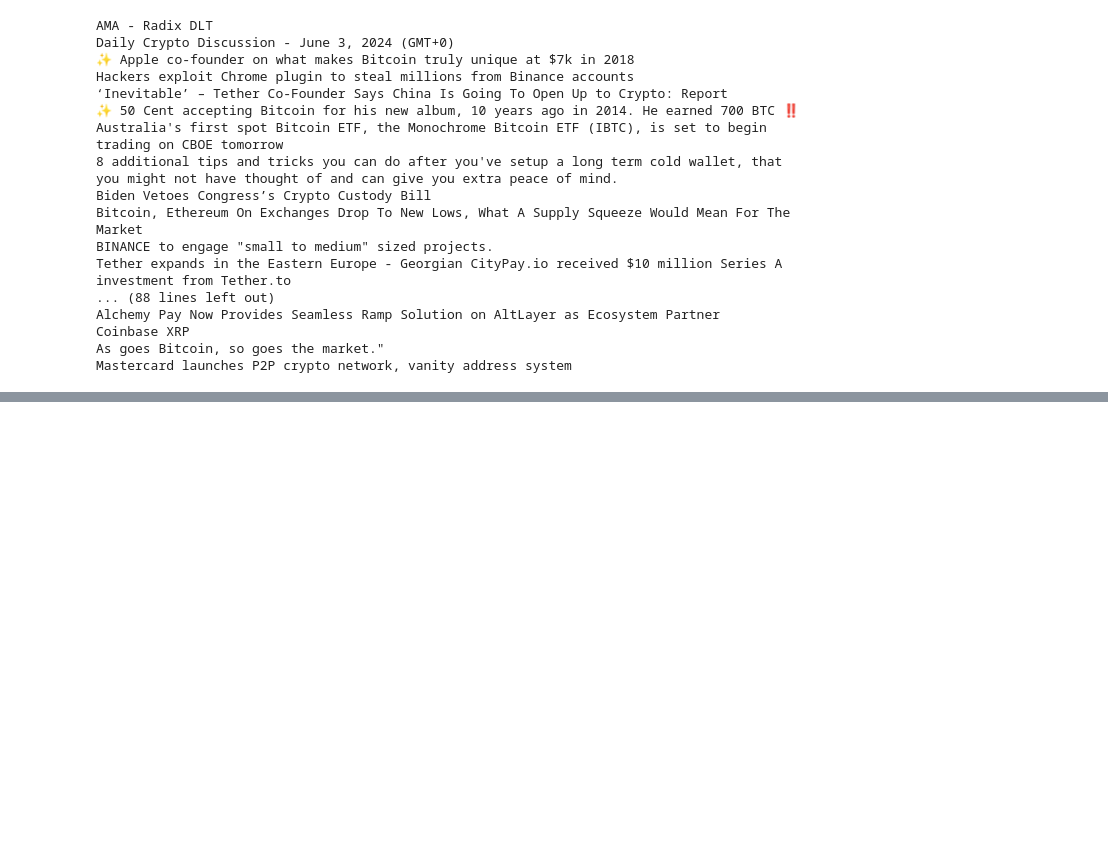
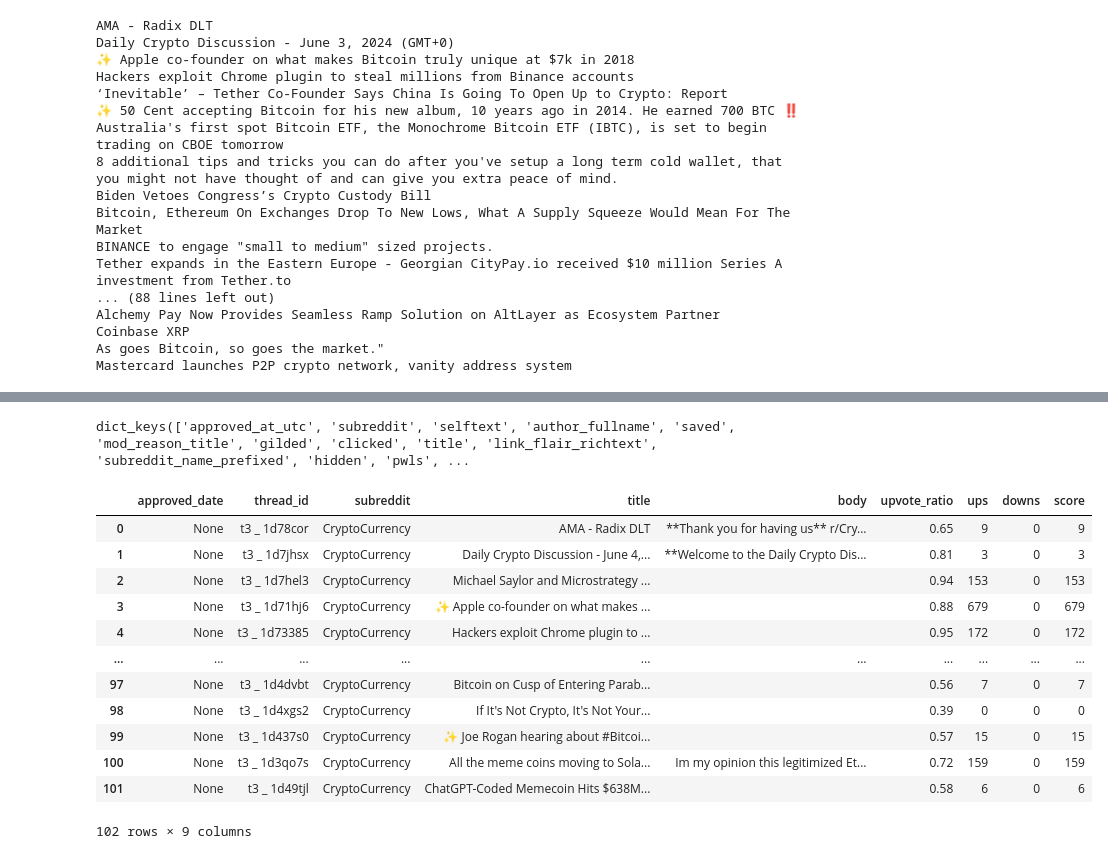
Before and after one commit to Ashahbazi90/ADS_509_Group5, a Jupyter notebook: text.ipynb, the cells around one changed output, grey strips where cells are left out. Drawn from its saved outputs; the diff is of its cells as text; code cells hidden in the pictures; blank space fills up the shorter version.

Commit message:
created class for data extraction

```diff
--- a/text.ipynb
+++ b/text.ipynb
@@ -96,0 +245,21 @@ crypto_df
+# %%
+post['data'].keys()
+# %% [output]
+dict_keys(['approved_at_utc', 'subreddit', 'selftext', 'author_fullname', 'saved', 'mod_reason_title', 'gilded', 'clicked', 'title', 'link_flair_richtext', 'subreddit_name_prefixed', 'hidden', 'pwls', ...
+# %%
+crypto_df_2 = get_crypto_curr_data()
+crypto_df_2
+# %% [output]
+|  | approved_date | thread_id | subreddit | title | body | upvote_ratio | ups | downs | score |
+| 0 | None | t3 _ 1d78cor | CryptoCurrency | AMA - Radix DLT | **Thank you for having us** r/Cry... | 0.65 | 9 | 0 | 9 |
+| 1 | None | t3 _ 1d7jhsx | CryptoCurrency | Daily Crypto Discussion - June 4,... | **Welcome to the Daily Crypto Dis... | 0.81 | 3 | 0 | 3 |
+| 2 | None | t3 _ 1d7hel3 | CryptoCurrency | Michael Saylor and Microstrategy ... |  | 0.94 | 153 | 0 | 153 |
+| 3 | None | t3 _ 1d71hj6 | CryptoCurrency | ✨ Apple co-founder on what makes ... |  | 0.88 | 679 | 0 | 679 |
+| 4 | None | t3 _ 1d73385 | CryptoCurrency | Hackers exploit Chrome plugin to ... |  | 0.95 | 172 | 0 | 172 |
+| ... | ... | ... | ... | ... | ... | ... | ... | ... | ... |
+| 97 | None | t3 _ 1d4dvbt | CryptoCurrency | Bitcoin on Cusp of Entering Parab... |  | 0.56 | 7 | 0 | 7 |
+| 98 | None | t3 _ 1d4xgs2 | CryptoCurrency | If It's Not Crypto, It's Not Your... |  | 0.39 | 0 | 0 | 0 |
+| 99 | None | t3 _ 1d437s0 | CryptoCurrency | ✨ Joe Rogan hearing about #Bitcoi... |  | 0.57 | 15 | 0 | 15 |
+| 100 | None | t3 _ 1d3qo7s | CryptoCurrency | All the meme coins moving to Sola... | Im my opinion this legitimized Et... | 0.72 | 159 | 0 | 159 |
+| 101 | None | t3 _ 1d49tjl | CryptoCurrency | ChatGPT-Coded Memecoin Hits $638M... |  | 0.58 | 6 | 0 | 6 |
+102 rows × 9 columns
```
Also changed, not shown: parts of 16 cells of this notebook, 1 other file.
